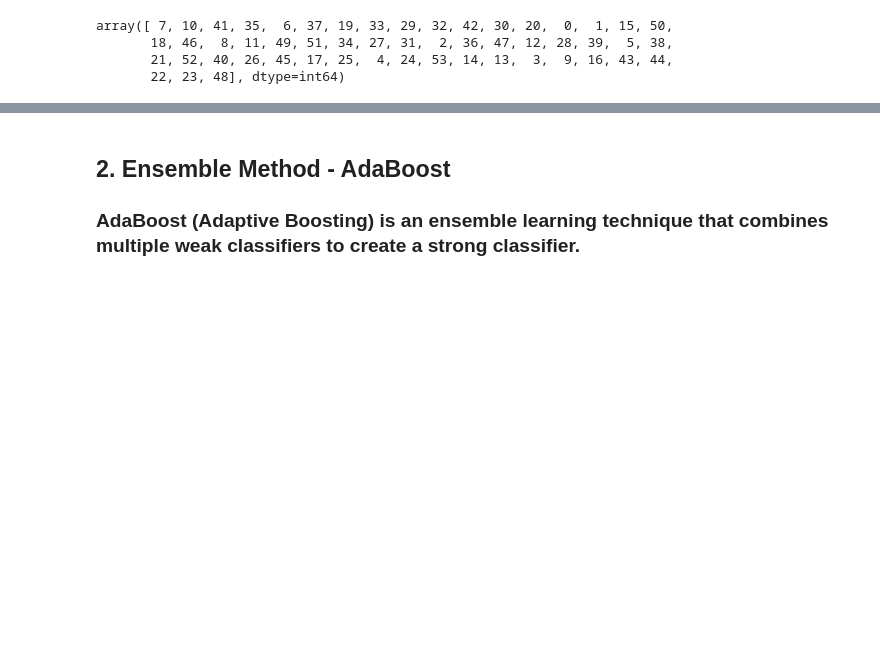
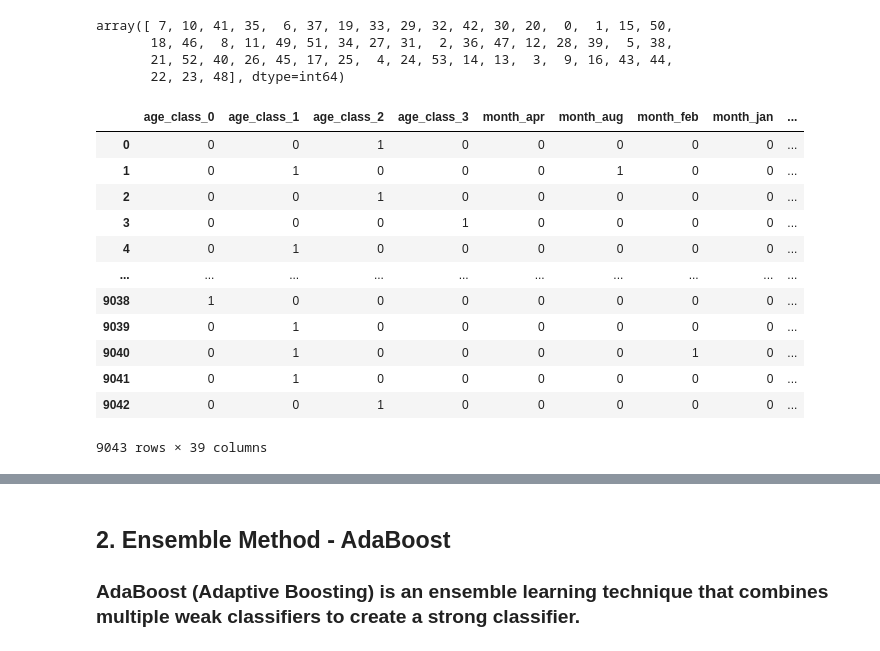
Before and after one commit to SamXu1018/DSA5101-Project, a Jupyter notebook: Ensemble_Method_model_v3.ipynb, the cells around one changed output, grey strips where cells are left out. Drawn from its saved outputs; the diff is of its cells as text; code cells hidden in the pictures; blank space fills up the shorter version.

```diff
--- a/Ensemble_Method_model_v3.ipynb
+++ b/Ensemble_Method_model_v3.ipynb
@@ -167,3 +182,20 @@ array([ 7, 10, 41, 35,  6, 37, 19, 33, 29, 32, 42, 30, 20,  0,  1, 15, 50,
        18, 46,  8, 11, 49, 51, 34, 27, 31,  2, 36, 47, 12, 28, 39,  5, 38,
        21, 52, 40, 26, 45, 17, 25,  4, 24, 53, 14, 13,  3,  9, 16, 43, 44,
        22, 23, 48], dtype=int64)
+# %%
+x_test_FIA = x_test
+x_test_FIA.drop(x_test_FIA.columns[[7, 10, 41, 35,  6, 37, 19, 33, 29, 32, 42, 30, 20,  0,  1]],axis=1)
+# %% [output]
+|  | age_class_0 | age_class_1 | age_class_2 | age_class_3 | month_apr | month_aug | month_feb | month_jan | ... |
+| 0 | 0 | 0 | 1 | 0 | 0 | 0 | 0 | 0 | ... |
+| 1 | 0 | 1 | 0 | 0 | 0 | 1 | 0 | 0 | ... |
+| 2 | 0 | 0 | 1 | 0 | 0 | 0 | 0 | 0 | ... |
+| 3 | 0 | 0 | 0 | 1 | 0 | 0 | 0 | 0 | ... |
+| 4 | 0 | 1 | 0 | 0 | 0 | 0 | 0 | 0 | ... |
+| ... | ... | ... | ... | ... | ... | ... | ... | ... | ... |
+| 9038 | 1 | 0 | 0 | 0 | 0 | 0 | 0 | 0 | ... |
+| 9039 | 0 | 1 | 0 | 0 | 0 | 0 | 0 | 0 | ... |
+| 9040 | 0 | 1 | 0 | 0 | 0 | 0 | 1 | 0 | ... |
+| 9041 | 0 | 1 | 0 | 0 | 0 | 0 | 0 | 0 | ... |
+| 9042 | 0 | 0 | 1 | 0 | 0 | 0 | 0 | 0 | ... |
+9043 rows × 39 columns
```
Also changed, not shown: parts of 6 cells of this notebook.
